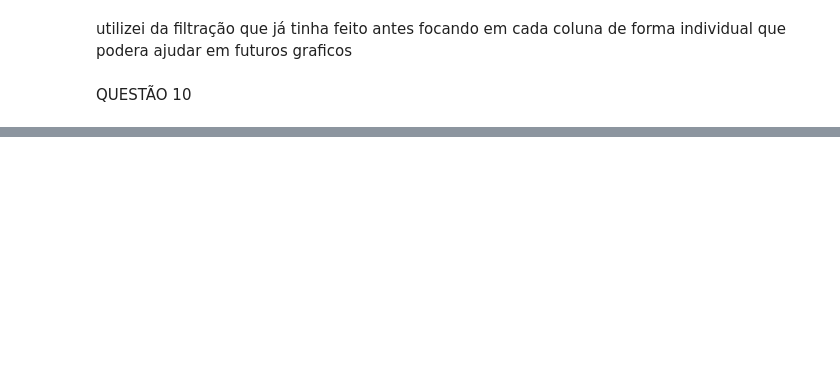
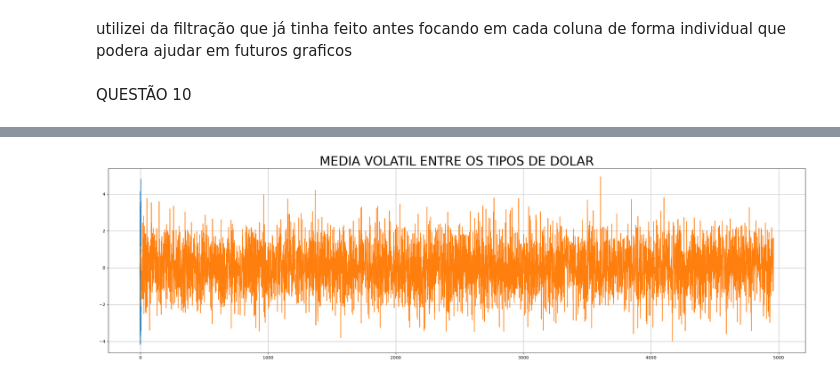
Before and after one commit to negromalandrodev69/Projeto_Final, a Jupyter notebook: projetoBit/projetobit.ipynb, the cells around one changed output, grey strips where cells are left out. Saved outputs shown, nothing was run; the diff lists cells and outputs as text; code cells hidden in the pictures; blank space fills up the shorter version.

```diff
--- a/projetoBit/projetobit.ipynb
+++ b/projetoBit/projetobit.ipynb
@@ -648,0 +372,29 @@ plt.show()
+# %%
+plt.figure(figsize=(30,8))
+# volatiblidade media dos 3 tipos de dolar
+vvm_d = dolar["variacao_percentual"].reset_index(drop=True)
+vvm_cha = dolar_charope["variacao_percentual"].reset_index(drop=True)
+vvm_dc = dolar_canguru["variacao_percentual"].reset_index(drop=True)
+
+plt.plot(
+    vvm_d,
+    vvm_cha,
+    vvm_dc,
+)
+
+plt.grid(True)
+plt.title("MEDIA VOLATIL ENTRE OS TIPOS DE DOLAR",fontsize=30)
+# plt.plot(
+#     notas_python.index,
+#     notas_python["Media_Final"],
+#     notas_java["Media_Final"]
+# )
+#
+# plt.grid(True)
+#
+# plt.title("MEDIA DOS ALUNOS CURSO PYTHON", fontsize=30)
+# plt.savefig("media_final_alunos_curso_python.png")
+
+plt.show()
+# %% [output]
+[figure, added]
```
Also changed, not shown: parts of 20 cells of this notebook.
